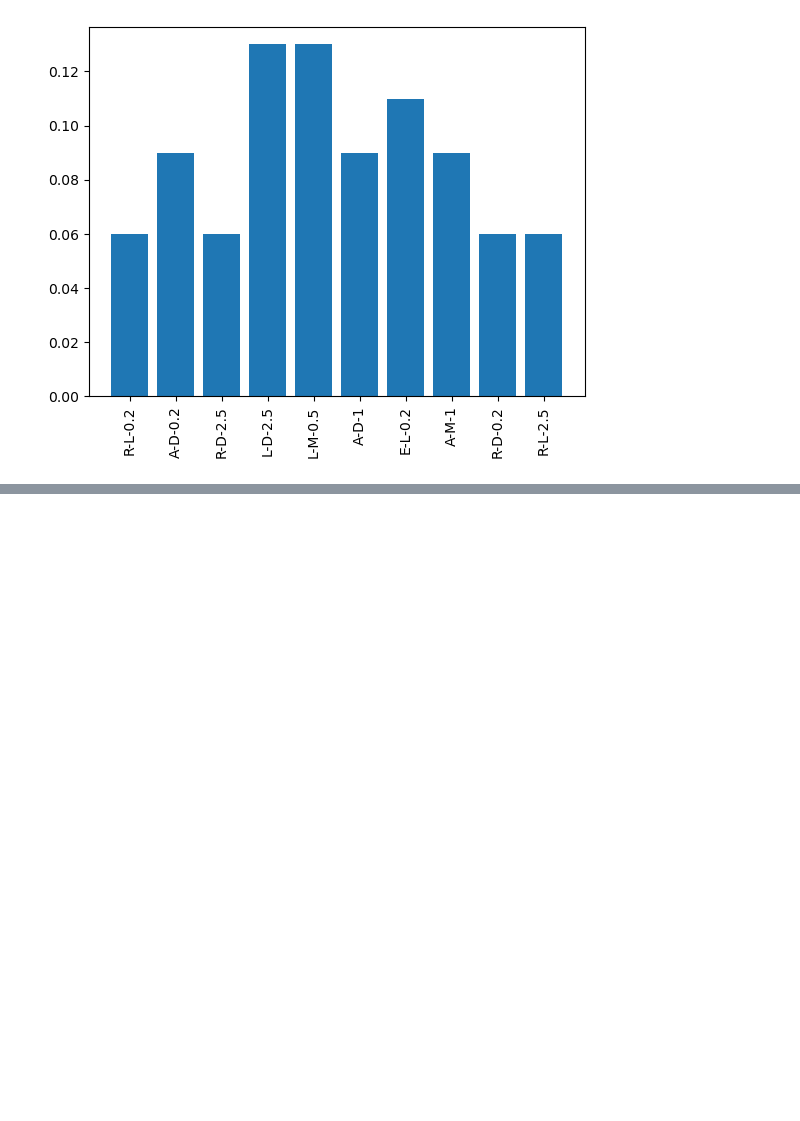
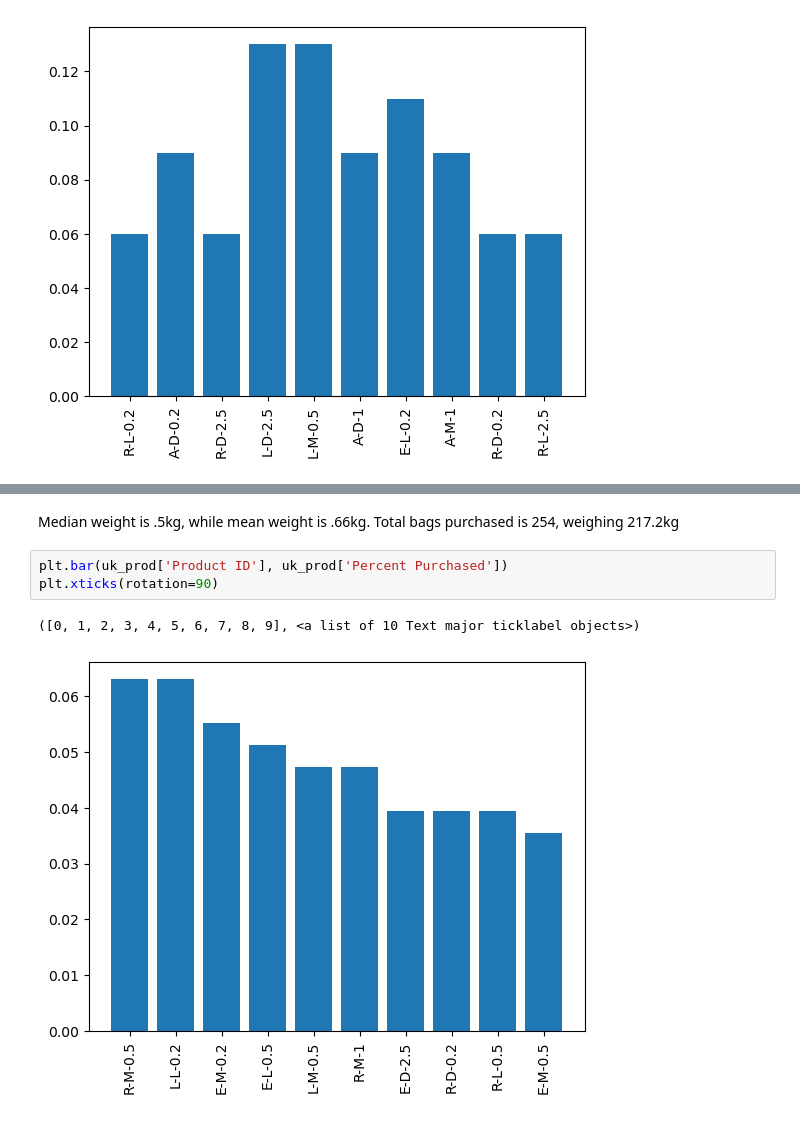
Before and after one commit to m-romanski/Coffee-Beans-Sales, a Jupyter notebook: Coffee/Untitled.ipynb, the cells around one changed output, grey strips where cells are left out. Saved outputs shown, nothing was run; the diff lists cells and outputs as text; blank space fills up the shorter version.

Commit message:
Added more markdown offering insights of products based on country. Also, created a new dataframe to plot timeseries data of coffee sales, broken down by month and year.

```diff
--- a/Coffee/Untitled.ipynb
+++ b/Coffee/Untitled.ipynb
@@ -148,0 +194,8 @@ plt.xticks(rotation=90)
+# %% [markdown]
+Median weight is .5kg, while  mean weight is .66kg. Total bags purchased is 254, weighing 217.2kg
+# %%
+plt.bar(uk_prod['Product ID'], uk_prod['Percent Purchased'])
+plt.xticks(rotation=90)
+# %% [output]
+([0, 1, 2, 3, 4, 5, 6, 7, 8, 9], <a list of 10 Text major ticklabel objects>)
+[figure, added]
```
Also changed, not shown: parts of 26 cells of this notebook.
